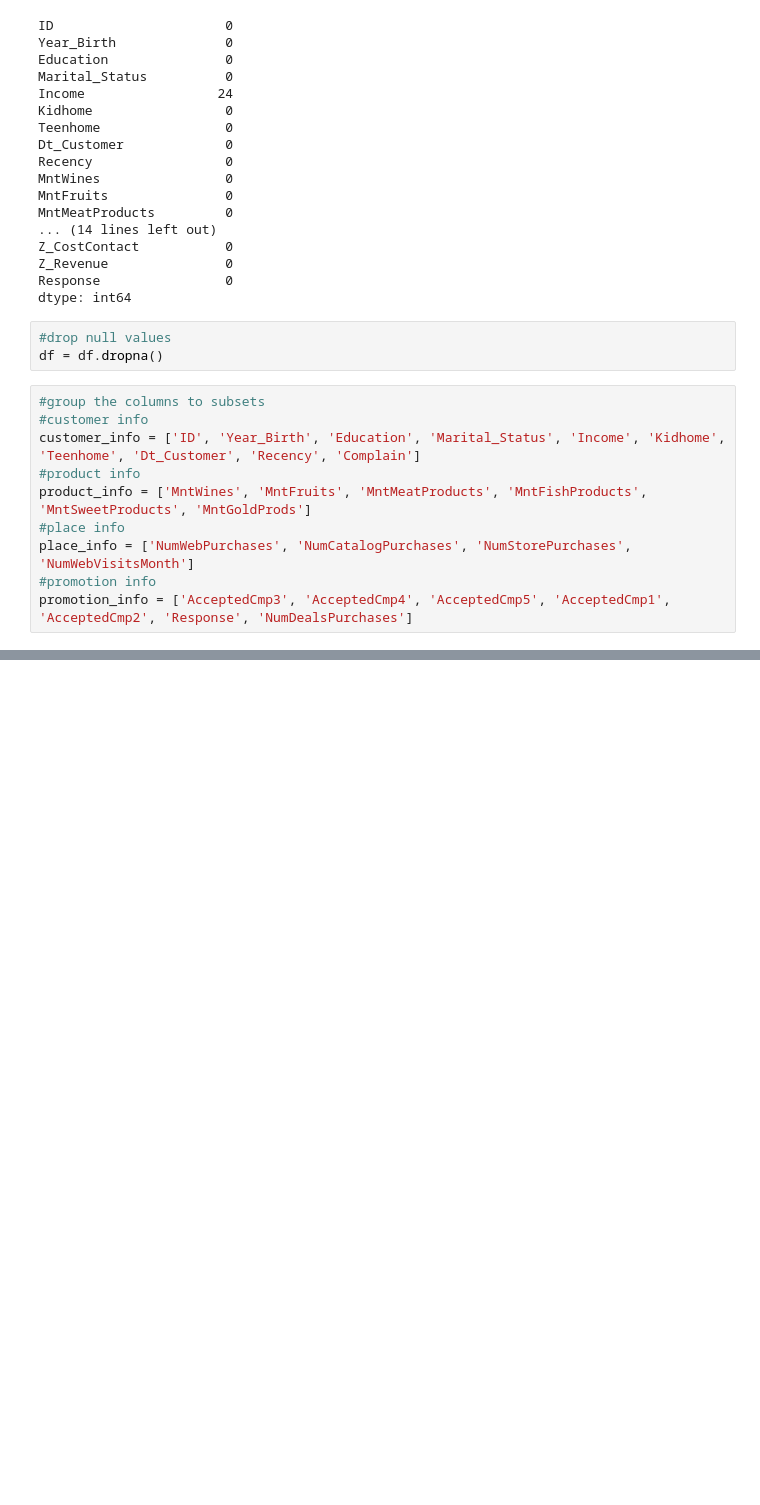
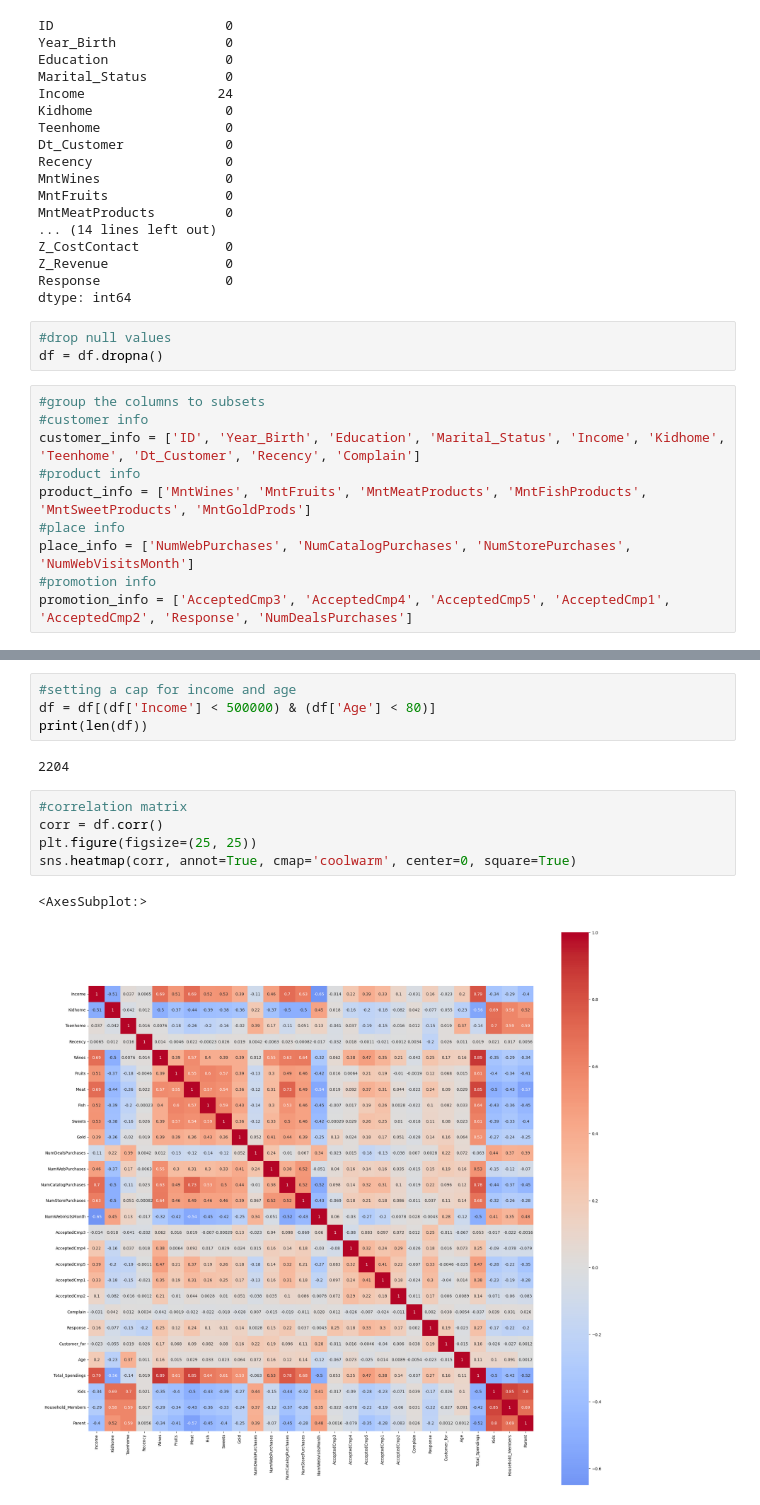
Before and after one commit to mynamescheff/customer_pref, a Jupyter notebook: personality_eda.ipynb, the cells around one changed output, grey strips where cells are left out. Cells and saved outputs as stored; diff of their text form; blank space fills up the shorter version.

```diff
--- a/personality_eda.ipynb
+++ b/personality_eda.ipynb
@@ -90,0 +249,14 @@ promotion_info = ['AcceptedCmp3', 'AcceptedCmp4', 'AcceptedCmp5', 'AcceptedCmp1'
+# %%
+#setting a cap for income and age
+df = df[(df['Income'] < 500000) & (df['Age'] < 80)]
+print(len(df))
+# %% [output]
+2204
+# %%
+#correlation matrix
+corr = df.corr()
+plt.figure(figsize=(25, 25))
+sns.heatmap(corr, annot=True, cmap='coolwarm', center=0, square=True)
+# %% [output]
+<AxesSubplot:>
+[figure, added]
```
Also changed, not shown: parts of 35 cells of this notebook.
